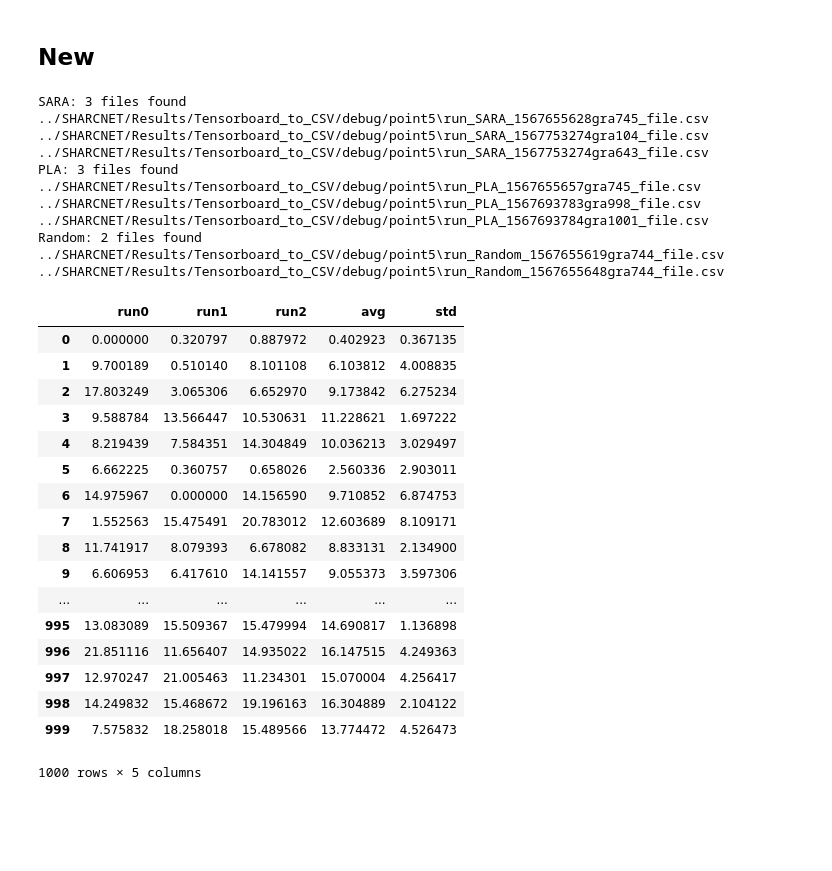
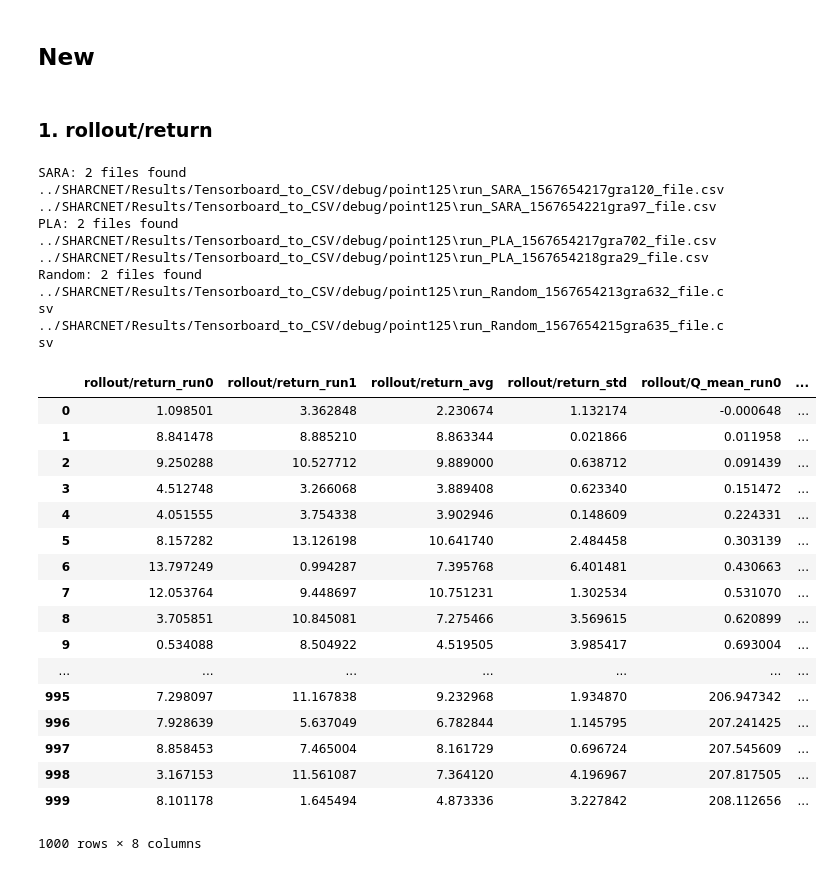
Before and after one commit to daiweiLin/unity_simulator, a Jupyter notebook: notebook/Plot_CSV_from_Tensorboards.ipynb, the cells around one changed output. Drawn from its saved outputs; the diff is of its cells as text; code cells hidden in the pictures; blank space fills up the shorter version.

```diff
--- a/notebook/Plot_CSV_from_Tensorboards.ipynb
+++ b/notebook/Plot_CSV_from_Tensorboards.ipynb
@@ -79,6 +81,8 @@ for name, c in zip(names, colors):
 [figure]
 # %% [markdown]
 ## New
+# %% [markdown]
+### 1. rollout/return
 # %%
 # INSTRUCTION:
 # change itv to generate results for 0.125, 0.25 ...
@@ -86,7 +90,7 @@ for name, c in zip(names, colors):
 
 import glob
 interval = ["point125","point25","point5","point75"]
-itv = interval[2]
+itv = interval[0]
 csv_dir = "../SHARCNET/Results/Tensorboard_to_CSV/debug/"+itv+"/"
 modes = ["SARA","PLA","Random"]
 all_data_files = dict()
@@ -98,17 +102,15 @@ for mode in modes:
         print(f)
     all_data_files[mode]=mode_data_files
 # %% [output]
-SARA: 3 files found
-../SHARCNET/Results/Tensorboard_to_CSV/debug/point5\run_SARA_1567655628gra745_file.csv
-../SHARCNET/Results/Tensorboard_to_CSV/debug/point5\run_SARA_1567753274gra104_file.csv
-../SHARCNET/Results/Tensorboard_to_CSV/debug/point5\run_SARA_1567753274gra643_file.csv
-PLA: 3 files found
-../SHARCNET/Results/Tensorboard_to_CSV/debug/point5\run_PLA_1567655657gra745_file.csv
-../SHARCNET/Results/Tensorboard_to_CSV/debug/point5\run_PLA_1567693783gra998_file.csv
-../SHARCNET/Results/Tensorboard_to_CSV/debug/point5\run_PLA_1567693784gra1001_file.csv
+SARA: 2 files found
+../SHARCNET/Results/Tensorboard_to_CSV/debug/point125\run_SARA_1567654217gra120_file.csv
+../SHARCNET/Results/Tensorboard_to_CSV/debug/point125\run_SARA_1567654221gra97_file.csv
+PLA: 2 files found
+../SHARCNET/Results/Tensorboard_to_CSV/debug/point125\run_PLA_1567654217gra702_file.csv
+../SHARCNET/Results/Tensorboard_to_CSV/debug/point125\run_PLA_1567654218gra29_file.csv
 Random: 2 files found
-../SHARCNET/Results/Tensorboard_to_CSV/debug/point5\run_Random_1567655619gra744_file.csv
-../SHARCNET/Results/Tensorboard_to_CSV/debug/point5\run_Random_1567655648gra744_file.csv
+../SHARCNET/Results/Tensorboard_to_CSV/debug/point125\run_Random_1567654213gra632_file.csv
+../SHARCNET/Results/Tensorboard_to_CSV/debug/point125\run_Random_1567654215gra635_file.csv
 # %%
 all_combined_data = dict()
 
@@ -118,32 +120,41 @@ for mode in modes:
     for file in all_data_files[mode]:
         mode_data.append(pd.read_csv(file))
 
+    # Random has no Q_mean records
+    if mode == "Random":
+        metrics = ["rollout/return"]
+    else:
+        metrics = ["rollout/return", "rollout/Q_mean"]
+
     mode_combined_data = pd.DataFrame()
-    for i in range(len(all_data_files[mode])):
-        mode_combined_data["run"+str(i)] = mode_data[i]["value"]
-    mode_combined_data["avg"] = mode_combined_data.mean(axis=1)
-    mode_combined_data['std'] = mode_combined_data.std(axis=1)
-#     mode_combined_data.head()
+    for metric in metrics:
+        metric_combined_data = pd.DataFrame()
+        for i in range(len(all_data_files[mode])):
+            metric_combined_data[metric+"_run"+str(i)] = mode_data[i][metric]
+        metric_combined_data[metric+"_avg"] = metric_combined_data.mean(axis=1)
+        metric_combined_data[metric+'_std'] = metric_combined_data.std(axis=1)
+
+        mode_combined_data = pd.concat([mode_combined_data,metric_combined_data],axis=1)
     all_combined_data[mode] = mode_combined_data
 # %%
-all_combined_data['PLA']
+all_combined_data['SARA']
 # %% [output]
-|  | run0 | run1 | run2 | avg | std |
-| 0 | 0.000000 | 0.320797 | 0.887972 | 0.402923 | 0.367135 |
-| 1 | 9.700189 | 0.510140 | 8.101108 | 6.103812 | 4.008835 |
-| 2 | 17.803249 | 3.065306 | 6.652970 | 9.173842 | 6.275234 |
-| 3 | 9.588784 | 13.566447 | 10.530631 | 11.228621 | 1.697222 |
-| 4 | 8.219439 | 7.584351 | 14.304849 | 10.036213 | 3.029497 |
-| 5 | 6.662225 | 0.360757 | 0.658026 | 2.560336 | 2.903011 |
-| 6 | 14.975967 | 0.000000 | 14.156590 | 9.710852 | 6.874753 |
-| 7 | 1.552563 | 15.475491 | 20.783012 | 12.603689 | 8.109171 |
-| 8 | 11.741917 | 8.079393 | 6.678082 | 8.833131 | 2.134900 |
-| 9 | 6.606953 | 6.417610 | 14.141557 | 9.055373 | 3.597306 |
-| ... | ... | ... | ... | ... | ... |
-| 995 | 13.083089 | 15.509367 | 15.479994 | 14.690817 | 1.136898 |
-| 996 | 21.851116 | 11.656407 | 14.935022 | 16.147515 | 4.249363 |
-| 997 | 12.970247 | 21.005463 | 11.234301 | 15.070004 | 4.256417 |
-| 998 | 14.249832 | 15.468672 | 19.196163 | 16.304889 | 2.104122 |
-| 999 | 7.575832 | 18.258018 | 15.489566 | 13.774472 | 4.526473 |
+|  | rollout/return_run0 | rollout/return_run1 | rollout/return_avg | rollout/return_std | rollout/Q_mean_run0 | ... |
+| 0 | 1.098501 | 3.362848 | 2.230674 | 1.132174 | -0.000648 | ... |
+| 1 | 8.841478 | 8.885210 | 8.863344 | 0.021866 | 0.011958 | ... |
+| 2 | 9.250288 | 10.527712 | 9.889000 | 0.638712 | 0.091439 | ... |
+| 3 | 4.512748 | 3.266068 | 3.889408 | 0.623340 | 0.151472 | ... |
+| 4 | 4.051555 | 3.754338 | 3.902946 | 0.148609 | 0.224331 | ... |
+| 5 | 8.157282 | 13.126198 | 10.641740 | 2.484458 | 0.303139 | ... |
+| 6 | 13.797249 | 0.994287 | 7.395768 | 6.401481 | 0.430663 | ... |
+| 7 | 12.053764 | 9.448697 | 10.751231 | 1.302534 | 0.531070 | ... |
+| 8 | 3.705851 | 10.845081 | 7.275466 | 3.569615 | 0.620899 | ... |
+| 9 | 0.534088 | 8.504922 | 4.519505 | 3.985417 | 0.693004 | ... |
+| ... | ... | ... | ... | ... | ... | ... |
+| 995 | 7.298097 | 11.167838 | 9.232968 | 1.934870 | 206.947342 | ... |
+| 996 | 7.928639 | 5.637049 | 6.782844 | 1.145795 | 207.241425 | ... |
+| 997 | 8.858453 | 7.465004 | 8.161729 | 0.696724 | 207.545609 | ... |
+| 998 | 3.167153 | 11.561087 | 7.364120 | 4.196967 | 207.817505 | ... |
+| 999 | 8.101178 | 1.645494 | 4.873336 | 3.227842 | 208.112656 | ... |
-1000 rows × 5 columns
+1000 rows × 8 columns
 # %%
```
Also changed, not shown: parts of 4 cells of this notebook, 34 other files.
